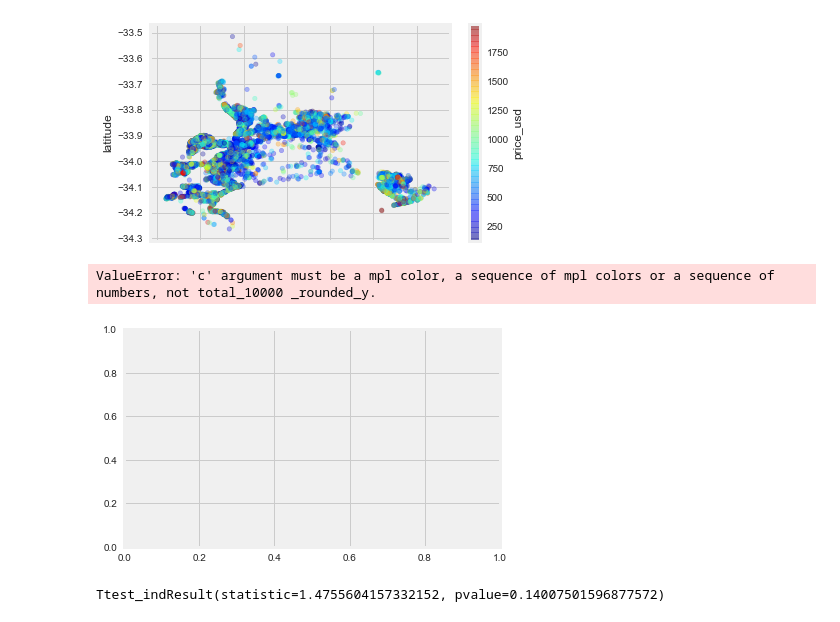
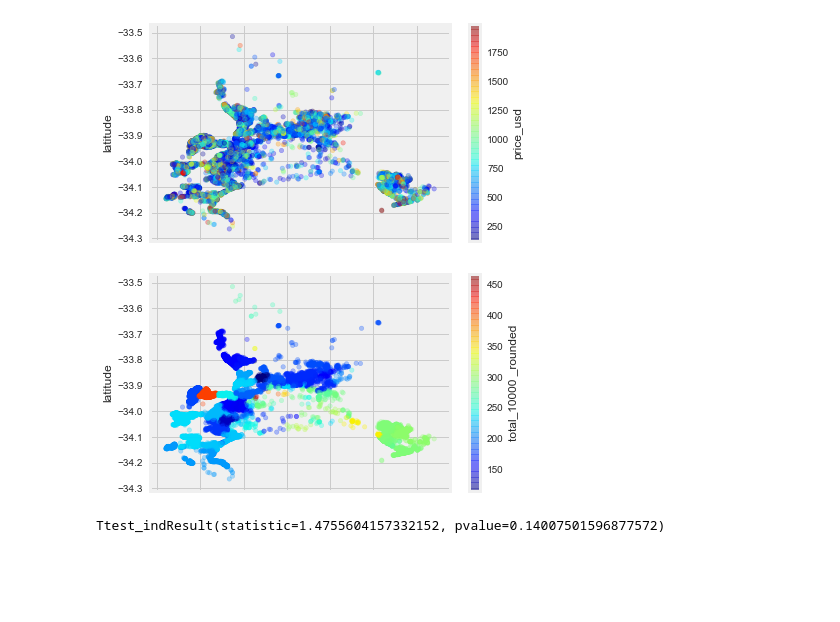
Before and after one commit to dolcikey/Cape_Town_AirBNB, a Jupyter notebook: SouthAfricaAirBNB.ipynb, the cells around one changed output. Cells and saved outputs as stored; diff of their text form; code cells hidden in the pictures; blank space fills up the shorter version.

```diff
--- a/SouthAfricaAirBNB.ipynb
+++ b/SouthAfricaAirBNB.ipynb
@@ -33,3 +33,5 @@ listing_df = pd.read_csv('listings.csv')
 crime_df = pd.read_csv('SA_crime_ward.csv')
 # %%
 crime_df.drop(111, inplace = True)
+# %%
+listing_df = listing_df[listing_df['price_usd'] >= 3000]
@@ -186,10 +202,9 @@ listing_df[listing_df['price_usd'].lt(2000)].plot(kind= 'scatter', x = 'longitud
 <matplotlib.axes._subplots.AxesSubplot at 0x...>
 [figure]
 # %%
-listing_df.plot(kind= 'scatter', x = 'longitude', y = 'latitude', alpha = .3, c = 'total_10000 _rounded_y', cmap = plt.get_cmap('jet'));
+listing_df.plot(kind= 'scatter', x = 'longitude', y = 'latitude', alpha = .3, c = 'total_10000 _rounded', cmap = plt.get_cmap('jet'));
 # %% [output]
-ValueError: 'c' argument must be a mpl color, a sequence of mpl colors or a sequence of numbers, not total_10000 _rounded_y.
-[figure, old version]
+[figure, new version]
 # %%
 sns.distplot(listing_df[listing_df['minimum_nights'] > 7]['minimum_nights'])
 # %%
```
Also changed, not shown: parts of 15 cells of this notebook.
